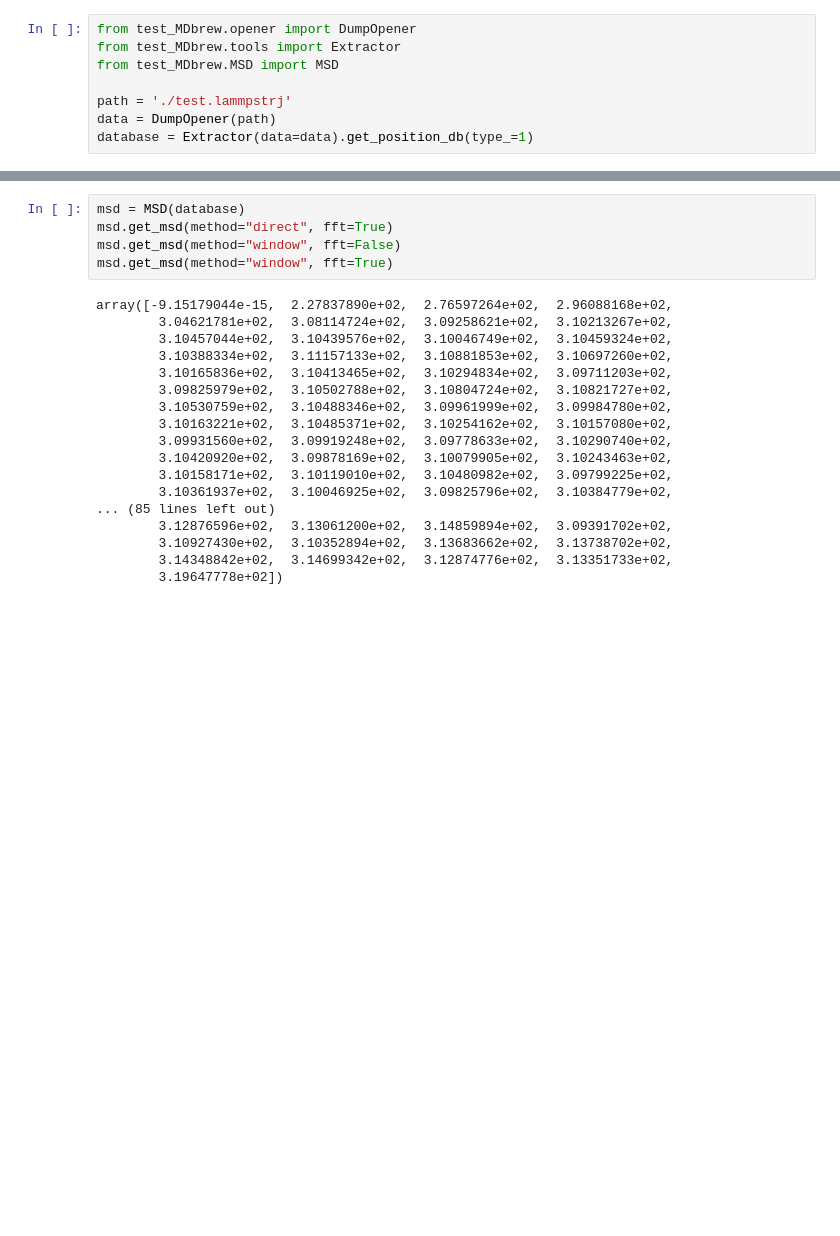
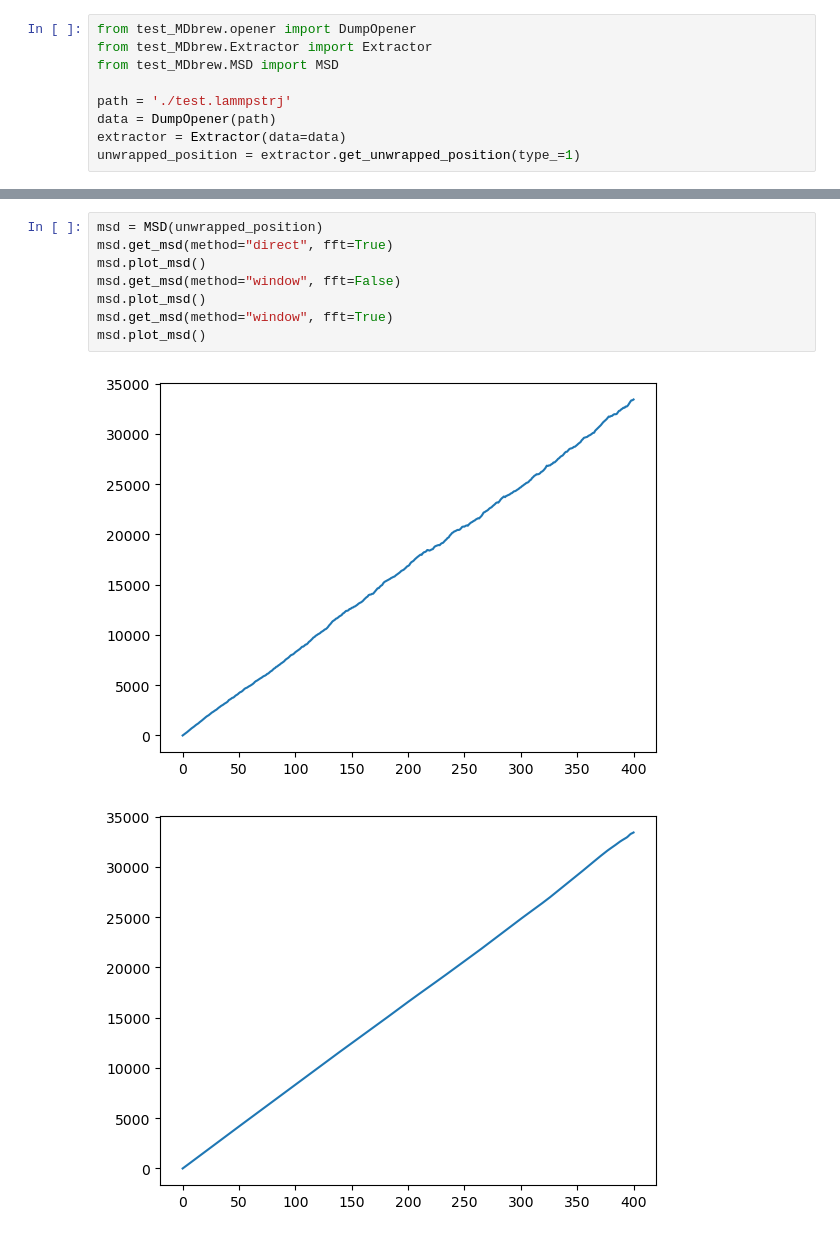
Before and after one commit to minu928/MDbrew, a Jupyter notebook: benchmark/msd.ipynb, the cells around one changed output, grey strips where cells are left out. Saved outputs shown, nothing was run; the diff lists cells and outputs as text; blank space fills up the shorter version.

```diff
--- a/benchmark/msd.ipynb
+++ b/benchmark/msd.ipynb
@@ -1,9 +1,10 @@
 # %%
 from test_MDbrew.opener import DumpOpener
-from test_MDbrew.tools import Extractor
+from test_MDbrew.Extractor import Extractor
 from test_MDbrew.MSD import MSD
 
 path = './test.lammpstrj'
 data = DumpOpener(path)
-database = Extractor(data=data).get_position_db(type_=1)
+extractor = Extractor(data=data)
+unwrapped_position = extractor.get_unwrapped_position(type_=1)
 # %% [output]
@@ -13,23 +19,11 @@ database = Extractor(data=data).get_position_db(type_=1)
 # %%
-msd = MSD(database)
+msd = MSD(unwrapped_position)
 msd.get_msd(method="direct", fft=True)
+msd.plot_msd()
 msd.get_msd(method="window", fft=False)
+msd.plot_msd()
 msd.get_msd(method="window", fft=True)
+msd.plot_msd()
 # %% [output]
-array([-9.15179044e-15,  2.27837890e+02,  2.76597264e+02,  2.96088168e+02,
-        3.04621781e+02,  3.08114724e+02,  3.09258621e+02,  3.10213267e+02,
-        3.10457044e+02,  3.10439576e+02,  3.10046749e+02,  3.10459324e+02,
-        3.10388334e+02,  3.11157133e+02,  3.10881853e+02,  3.10697260e+02,
-        3.10165836e+02,  3.10413465e+02,  3.10294834e+02,  3.09711203e+02,
-        3.09825979e+02,  3.10502788e+02,  3.10804724e+02,  3.10821727e+02,
-        3.10530759e+02,  3.10488346e+02,  3.09961999e+02,  3.09984780e+02,
-        3.10163221e+02,  3.10485371e+02,  3.10254162e+02,  3.10157080e+02,
-        3.09931560e+02,  3.09919248e+02,  3.09778633e+02,  3.10290740e+02,
-        3.10420920e+02,  3.09878169e+02,  3.10079905e+02,  3.10243463e+02,
-        3.10158171e+02,  3.10119010e+02,  3.10480982e+02,  3.09799225e+02,
-        3.10361937e+02,  3.10046925e+02,  3.09825796e+02,  3.10384779e+02,
-... (85 lines left out)
-        3.12876596e+02,  3.13061200e+02,  3.14859894e+02,  3.09391702e+02,
-        3.10927430e+02,  3.10352894e+02,  3.13683662e+02,  3.13738702e+02,
-        3.14348842e+02,  3.14699342e+02,  3.12874776e+02,  3.13351733e+02,
-        3.19647778e+02])
+[figure, added]
+[figure, added]
```
Also changed, not shown: parts of 7 cells of this notebook, 43 other files.
